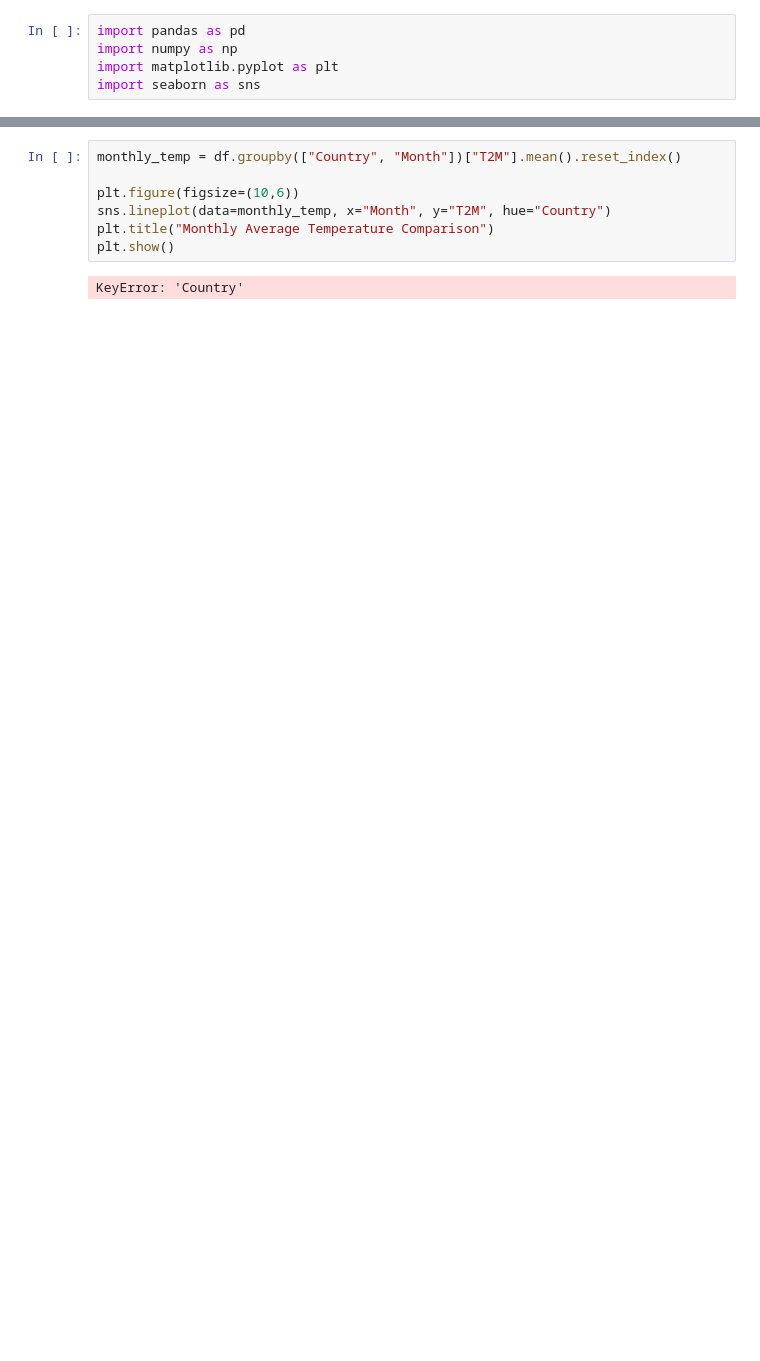
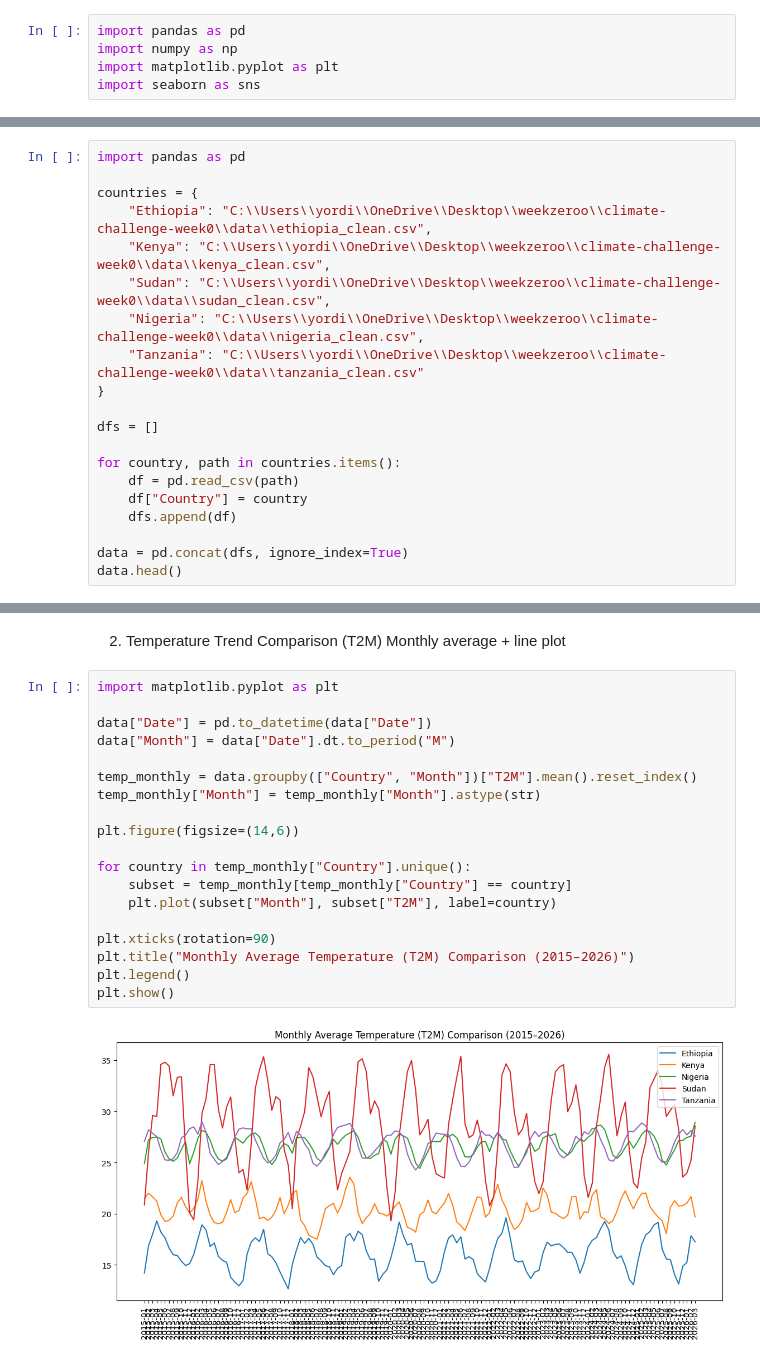
Before and after one commit to yordanosbirhanu/climate-challenge-week0, a Jupyter notebook: notebooks/compare_countries.ipynb, the cells around one changed output, grey strips where cells are left out. Drawn from its saved outputs; the diff is of its cells as text; blank space fills up the shorter version.

Commit message:
update compare countries notebook

```diff
--- a/notebooks/compare_countries.ipynb
+++ b/notebooks/compare_countries.ipynb
@@ -14,0 +6,20 @@ df = pd.concat([ethiopia, kenya, nigeria, sudan, tanzania])
+# %%
+import pandas as pd
+
+countries = {
+    "Ethiopia": "C:\\Users\\yordi\\OneDrive\\Desktop\\weekzeroo\\climate-challenge-week0\\data\\ethiopia_clean.csv",
+    "Kenya": "C:\\Users\\yordi\\OneDrive\\Desktop\\weekzeroo\\climate-challenge-week0\\data\\kenya_clean.csv",
+    "Sudan": "C:\\Users\\yordi\\OneDrive\\Desktop\\weekzeroo\\climate-challenge-week0\\data\\sudan_clean.csv",
+    "Nigeria": "C:\\Users\\yordi\\OneDrive\\Desktop\\weekzeroo\\climate-challenge-week0\\data\\nigeria_clean.csv",
+    "Tanzania": "C:\\Users\\yordi\\OneDrive\\Desktop\\weekzeroo\\climate-challenge-week0\\data\\tanzania_clean.csv"
+}
+
+dfs = []
+
+for country, path in countries.items():
+    df = pd.read_csv(path)
+    df["Country"] = country
+    dfs.append(df)
+
+data = pd.concat(dfs, ignore_index=True)
+data.head()
@@ -31,9 +49,24 @@ print(df.head())
-# %%
-monthly_temp = df.groupby(["Country", "Month"])["T2M"].mean().reset_index()
-
-plt.figure(figsize=(10,6))
-sns.lineplot(data=monthly_temp, x="Month", y="T2M", hue="Country")
-plt.title("Monthly Average Temperature Comparison")
-plt.show()
-# %% [output]
-KeyError: 'Country'
+# %% [markdown]
+2. Temperature Trend Comparison (T2M)
+Monthly average + line plot
+# %%
+import matplotlib.pyplot as plt
+
+data["Date"] = pd.to_datetime(data["Date"])
+data["Month"] = data["Date"].dt.to_period("M")
+
+temp_monthly = data.groupby(["Country", "Month"])["T2M"].mean().reset_index()
+temp_monthly["Month"] = temp_monthly["Month"].astype(str)
+
+plt.figure(figsize=(14,6))
+
+for country in temp_monthly["Country"].unique():
+    subset = temp_monthly[temp_monthly["Country"] == country]
+    plt.plot(subset["Month"], subset["T2M"], label=country)
+
+plt.xticks(rotation=90)
+plt.title("Monthly Average Temperature (T2M) Comparison (2015–2026)")
+plt.legend()
+plt.show()
+# %% [output]
+[figure, added]
```
Also changed, not shown: parts of 23 cells of this notebook.
